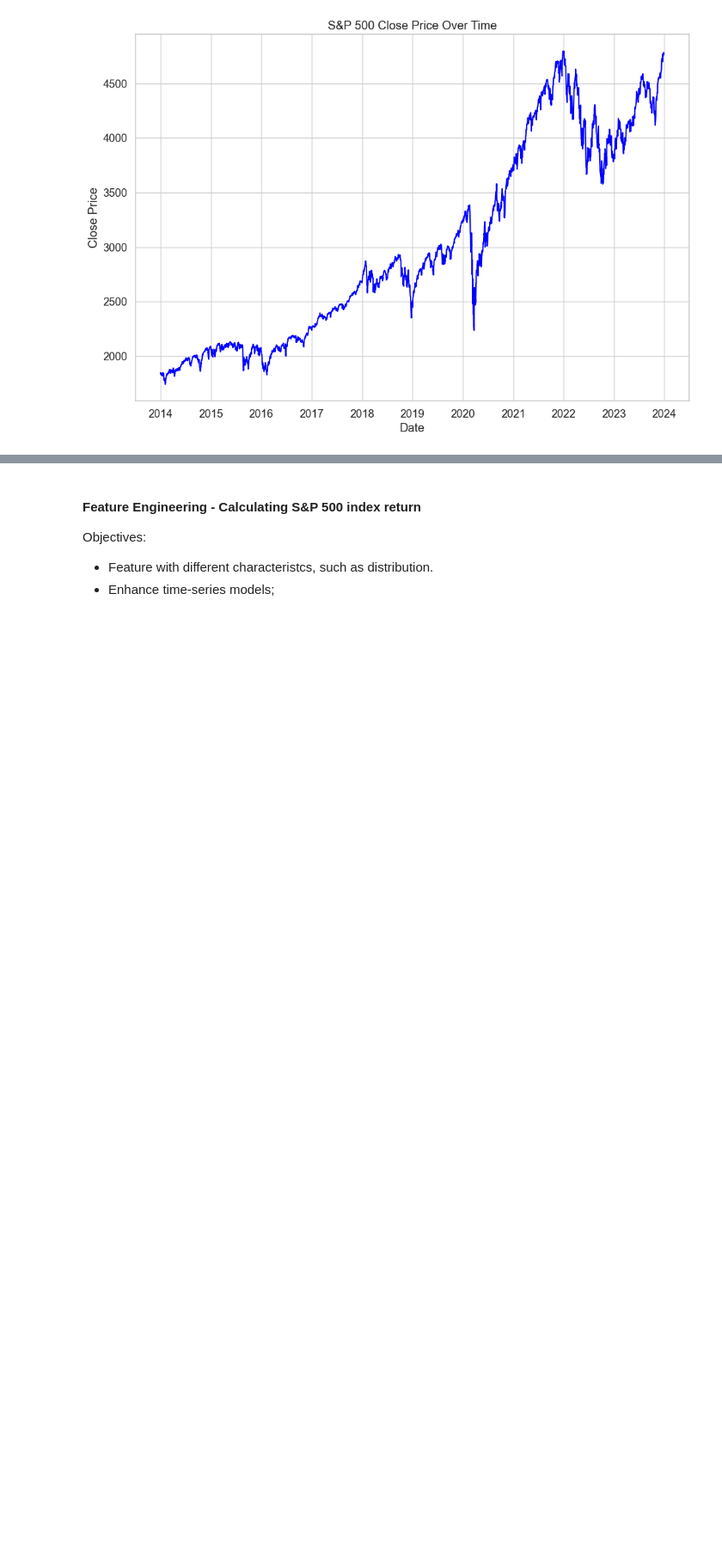
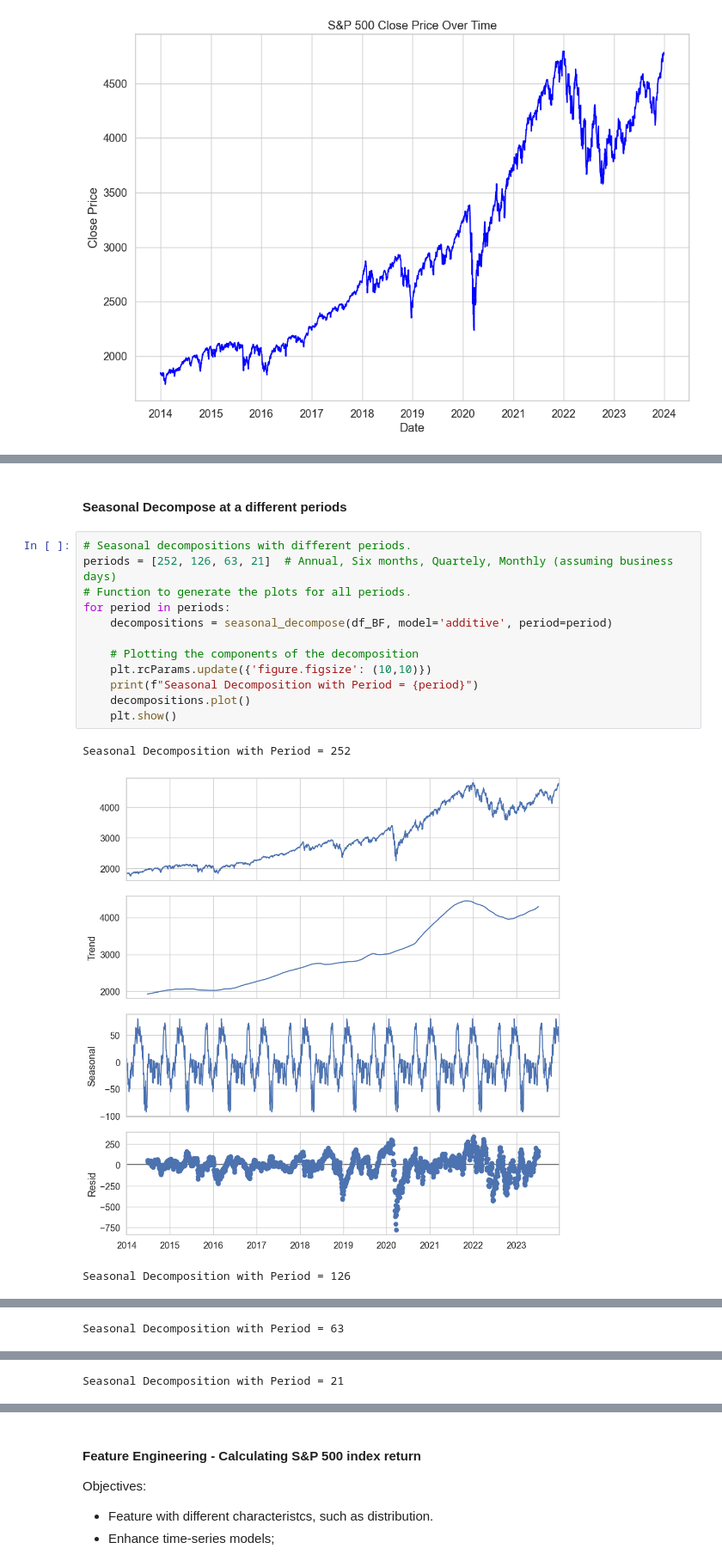
Before and after one commit to nozomu2020264/MSc-Capstone-Project, a Jupyter notebook: Capstone Project - Nozomu - 2020264.ipynb, the cells around one changed output, grey strips where cells are left out. Shown at 86% size. Cells and saved outputs as stored; diff of their text form; blank space fills up the shorter version.

```diff
--- a/Capstone Project - Nozomu - 2020264.ipynb
+++ b/Capstone Project - Nozomu - 2020264.ipynb
@@ -340,0 +367,18 @@ plt.show()
+# %% [markdown]
+#### Seasonal Decompose at a different periods
+# %%
+# Seasonal decompositions with different periods.
+periods = [252, 126, 63, 21]  # Annual, Six months, Quartely, Monthly (assuming business days)
+# Function to generate the plots for all periods.
+for period in periods:
+    decompositions = seasonal_decompose(df_BF, model='additive', period=period)
+
+    # Plotting the components of the decomposition
+    plt.rcParams.update({'figure.figsize': (10,10)})
+    print(f"Seasonal Decomposition with Period = {period}")
+    decompositions.plot()
+    plt.show()
+# %% [output]
+Seasonal Decomposition with Period = 252
+[figure, added]
+Seasonal Decomposition with Period = 126
@@ -340,0 +386 @@ plt.show()
+Seasonal Decomposition with Period = 63
@@ -340,0 +388 @@ plt.show()
+Seasonal Decomposition with Period = 21
```
Also changed, not shown: parts of 33 cells of this notebook.
